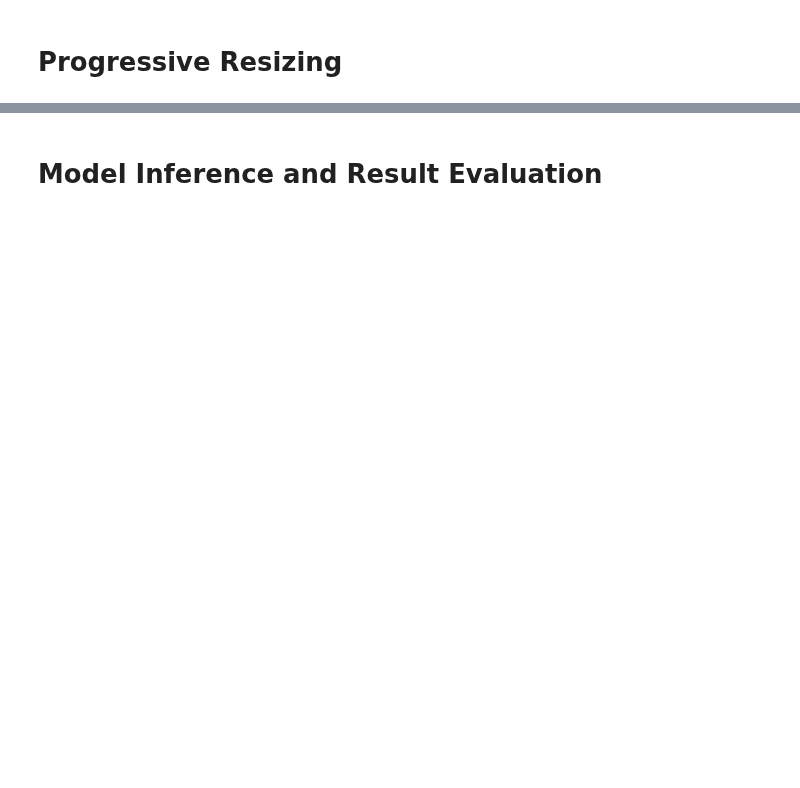
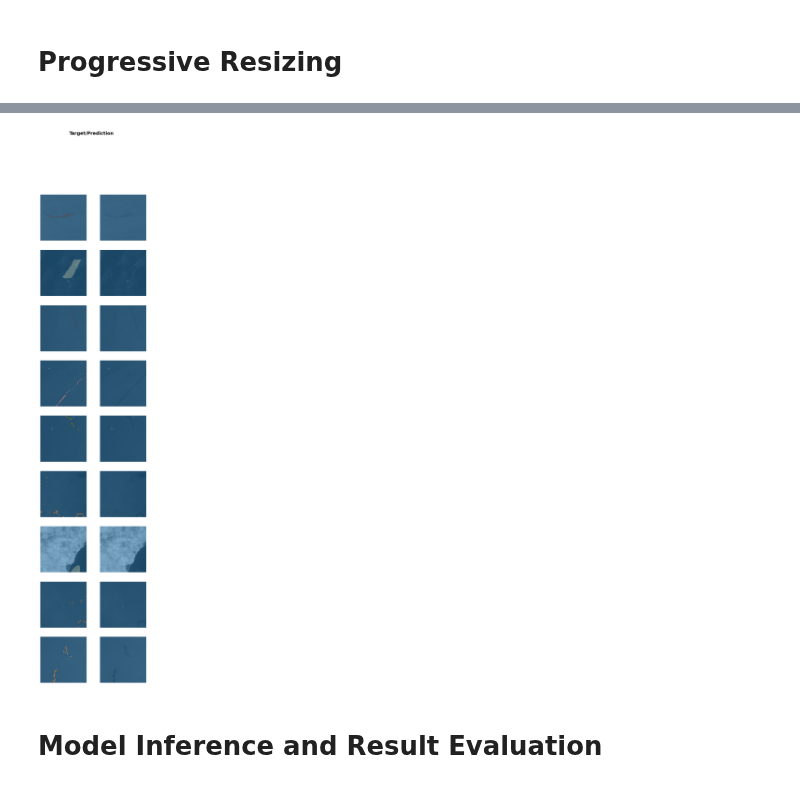
Before and after one commit to SkyTruth/cerulean-ml, a Jupyter notebook: notebooks/fastai2_unet_trainer_cv2.ipynb, the cells around one changed output, grey strips where cells are left out. Cells and saved outputs as stored; diff of their text form; code cells hidden in the pictures; blank space fills up the shorter version.

```diff
--- a/notebooks/fastai2_unet_trainer_cv2.ipynb
+++ b/notebooks/fastai2_unet_trainer_cv2.ipynb
@@ -271,0 +243,3 @@ freeze 3
+# %%
+learner.show_results()
+# %% [output]
@@ -272,3 +247,4 @@ freeze 3
+[figure, added]
 # %% [markdown]
 # Model Inference and Result Evaluation
 # %%
```
Also changed, not shown: parts of 10 cells of this notebook.
